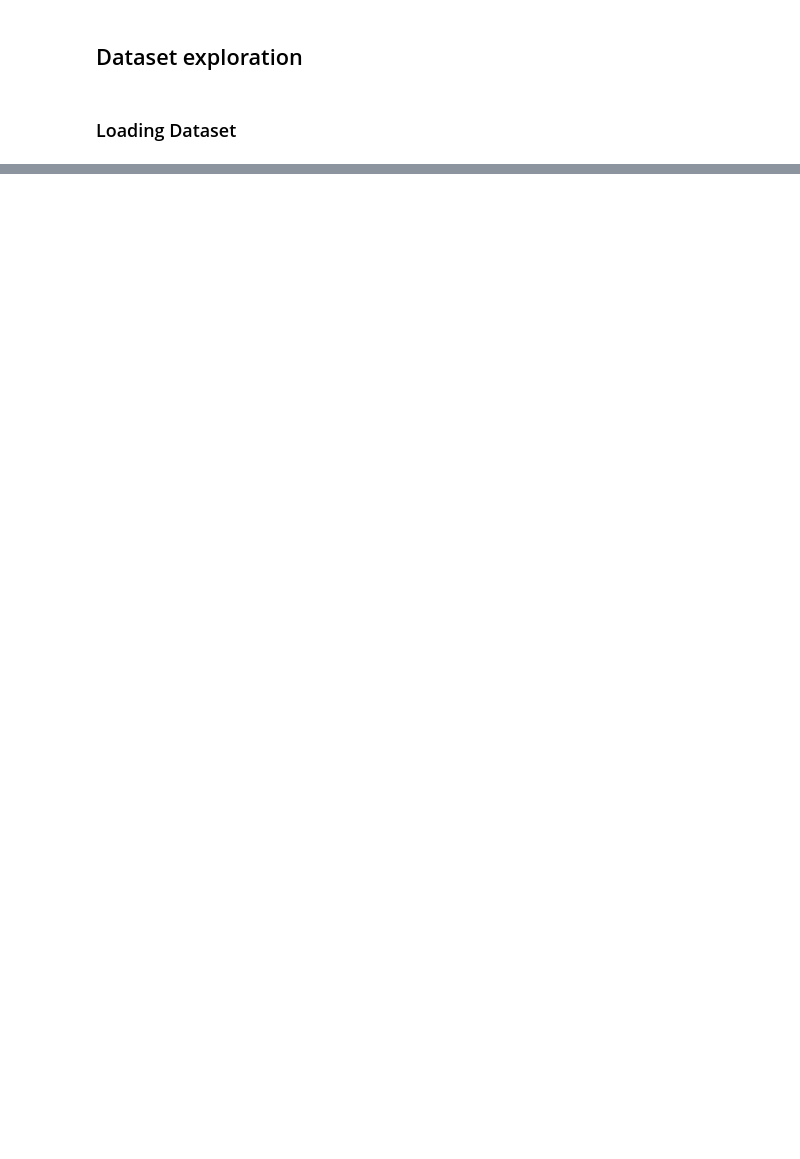
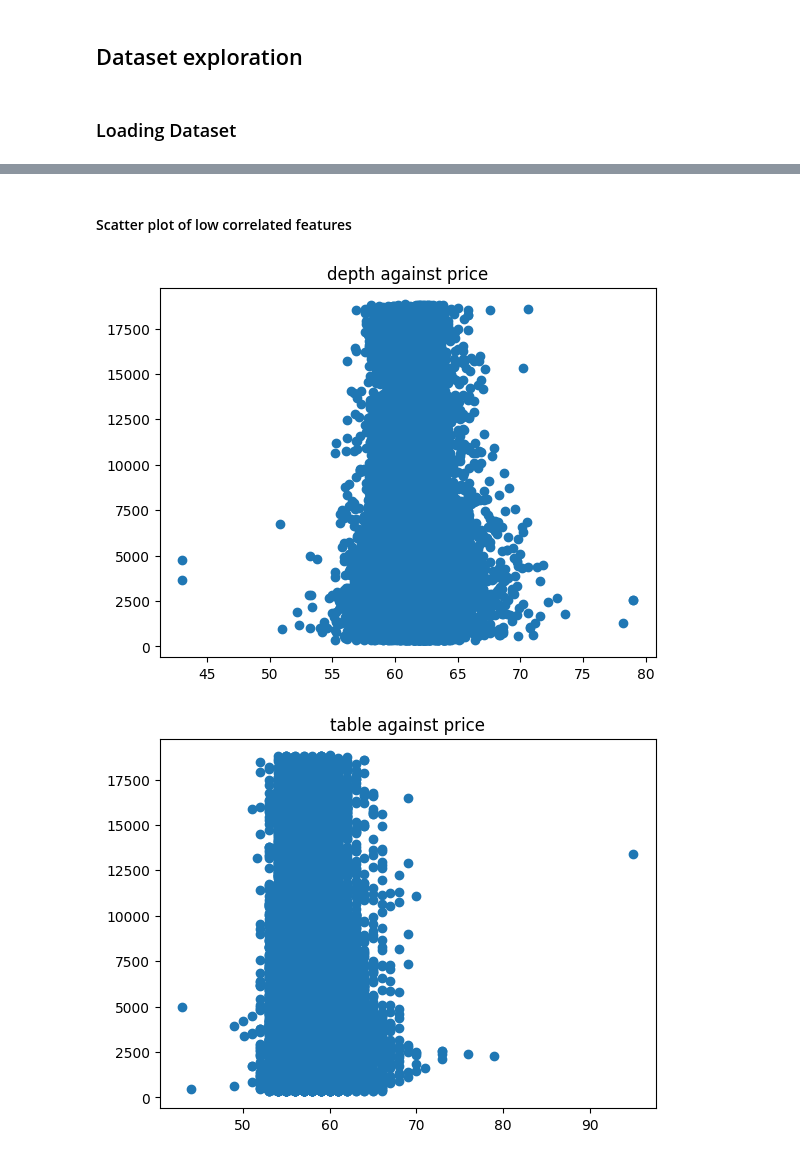
Before and after one commit to shreyashonnalli/ST451, a Jupyter notebook: regression.ipynb, the cells around one changed output, grey strips where cells are left out. Drawn from its saved outputs; the diff is of its cells as text; code cells hidden in the pictures; blank space fills up the shorter version.

```diff
--- a/regression.ipynb
+++ b/regression.ipynb
@@ -38,0 +48,15 @@ df = pd.read_csv('students_dataset.csv')
+# %%
+class Plotter():
+    def __init__(self, data):
+        self.data = data
+        pass
+
+    def plot(self, x, y, plt_type):
+        if plt_type == 'scatter':
+            plt.scatter(self.data[x], self.data[y])
+        if plt_type == 'box':
+            sns.boxplot(data=self.data, x=x, y=y)
+        plt.title(f"{x} against {y}")
+        plt.show()
+
+pltr = Plotter(df)
@@ -38,0 +73,8 @@ df = pd.read_csv('students_dataset.csv')
+# %% [markdown]
+#### Scatter plot of low correlated features
+# %%
+pltr.plot('depth', 'price', 'scatter')
+pltr.plot('table', 'price', 'scatter')
+# %% [output]
+[figure, added]
+[figure, added]
```
Also changed, not shown: parts of 65 cells of this notebook, 2 other files.
